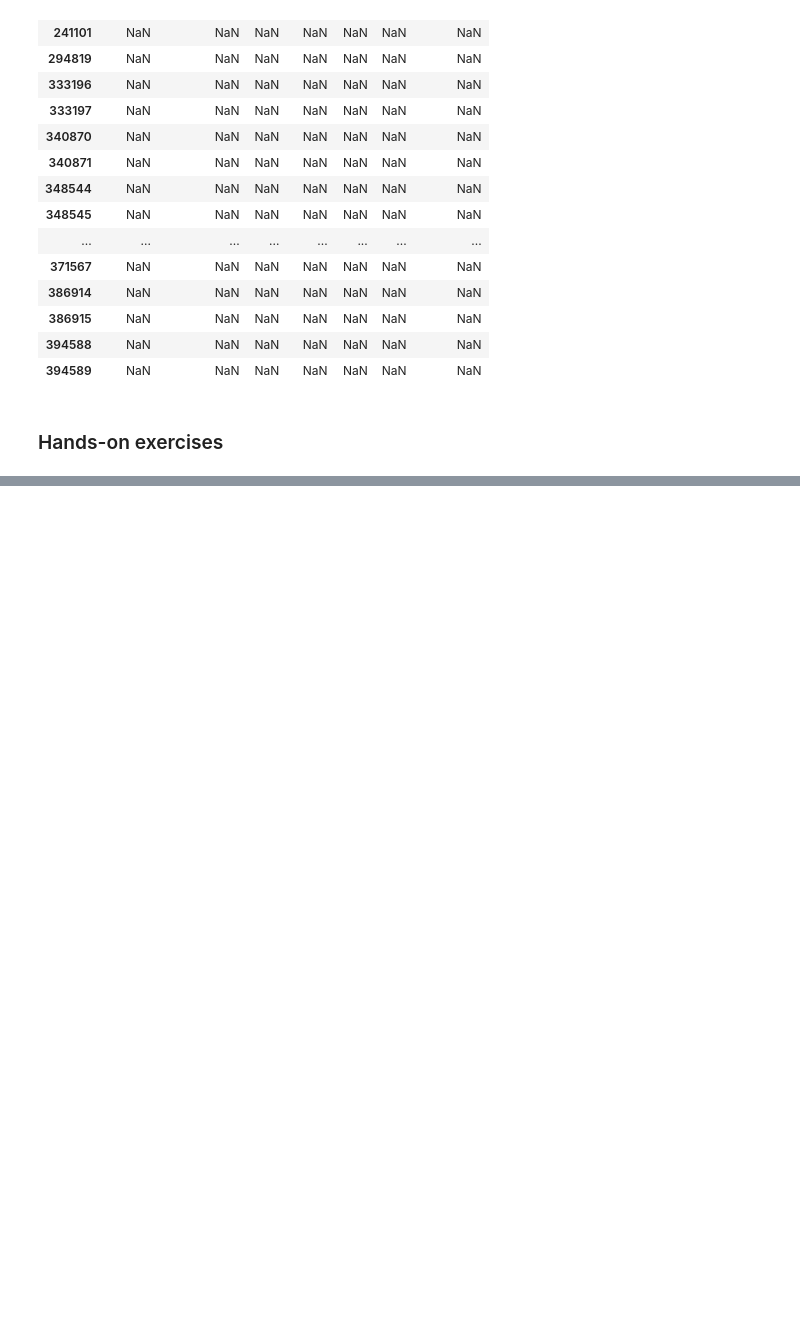
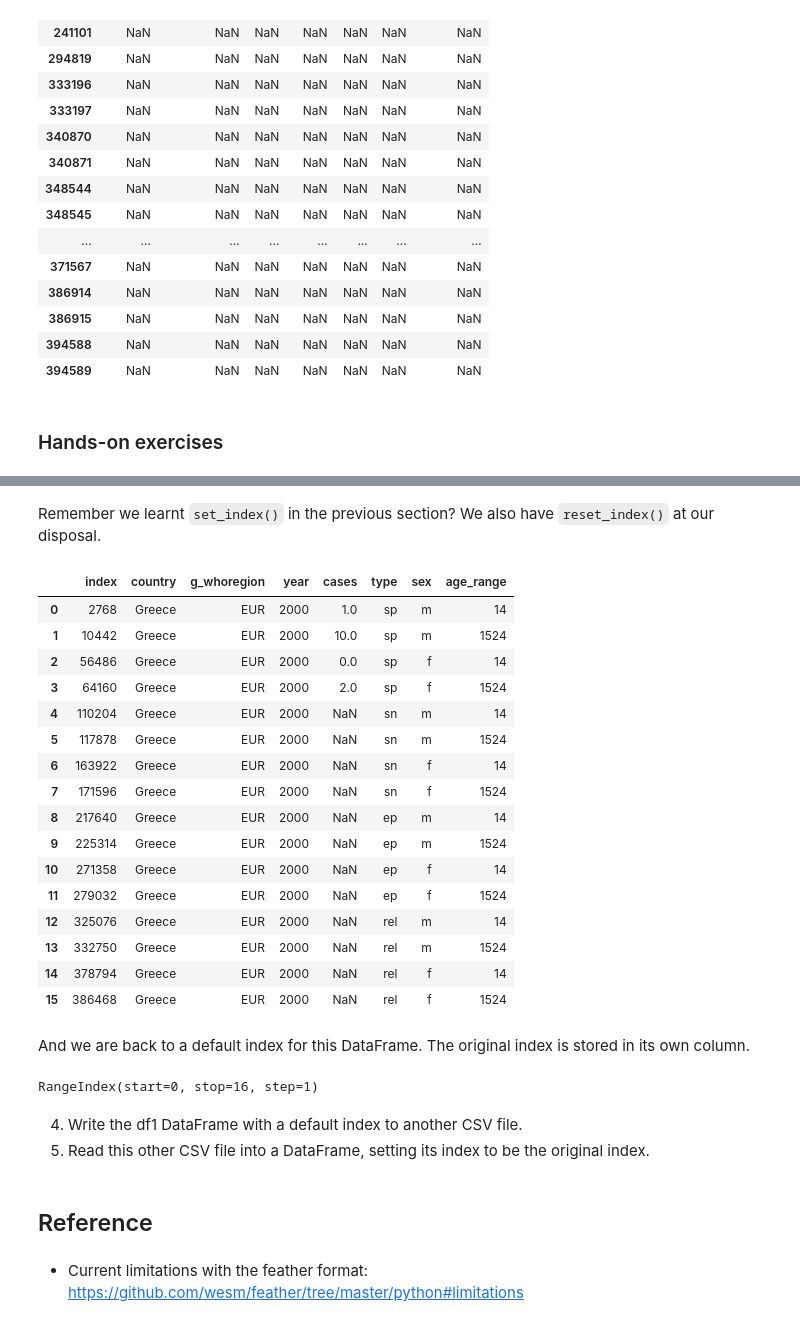
Before and after one commit to mkcor/advanced-pandas, a Jupyter notebook: notebooks/01_exploration.ipynb, the cells around one changed output, grey strips where cells are left out. Drawn from its saved outputs; the diff is of its cells as text; code cells hidden in the pictures; blank space fills up the shorter version.

```diff
--- a/notebooks/01_exploration.ipynb
+++ b/notebooks/01_exploration.ipynb
@@ -269,0 +274,2 @@ great.mask(great.country == 'India')
+# %%
+df1 = df[(df.country == 'Greece') & (df.year == 2000) & (df.age_range.isin([14, 1524]))]
@@ -269,0 +314,35 @@ great.mask(great.country == 'India')
+# %% [markdown]
+Remember we learnt `set_index()` in the previous section? We also have `reset_index()` at our disposal.
+# %%
+df1.reset_index()
+# %% [output]
+|  | index | country | g_whoregion | year | cases | type | sex | age_range |
+| 0 | 2768 | Greece | EUR | 2000 | 1.0 | sp | m | 14 |
+| 1 | 10442 | Greece | EUR | 2000 | 10.0 | sp | m | 1524 |
+| 2 | 56486 | Greece | EUR | 2000 | 0.0 | sp | f | 14 |
+| 3 | 64160 | Greece | EUR | 2000 | 2.0 | sp | f | 1524 |
+| 4 | 110204 | Greece | EUR | 2000 | NaN | sn | m | 14 |
+| 5 | 117878 | Greece | EUR | 2000 | NaN | sn | m | 1524 |
+| 6 | 163922 | Greece | EUR | 2000 | NaN | sn | f | 14 |
+| 7 | 171596 | Greece | EUR | 2000 | NaN | sn | f | 1524 |
+| 8 | 217640 | Greece | EUR | 2000 | NaN | ep | m | 14 |
+| 9 | 225314 | Greece | EUR | 2000 | NaN | ep | m | 1524 |
+| 10 | 271358 | Greece | EUR | 2000 | NaN | ep | f | 14 |
+| 11 | 279032 | Greece | EUR | 2000 | NaN | ep | f | 1524 |
+| 12 | 325076 | Greece | EUR | 2000 | NaN | rel | m | 14 |
+| 13 | 332750 | Greece | EUR | 2000 | NaN | rel | m | 1524 |
+| 14 | 378794 | Greece | EUR | 2000 | NaN | rel | f | 14 |
+| 15 | 386468 | Greece | EUR | 2000 | NaN | rel | f | 1524 |
+# %% [markdown]
+And we are back to a default index for this DataFrame. The original index is stored in its own column.
+# %%
+df1.reset_index().index
+# %% [output]
+RangeIndex(start=0, stop=16, step=1)
+# %% [markdown]
+4. Write the df1 DataFrame with a default index to another CSV file.
+5. Read this other CSV file into a DataFrame, setting its index to be the original index.
+# %% [markdown]
+## Reference
+# %% [markdown]
+* Current limitations with the feather format: https://github.com/wesm/feather/tree/master/python#limitations
```
Also changed, not shown: parts of 8 cells of this notebook, 1 other file.
